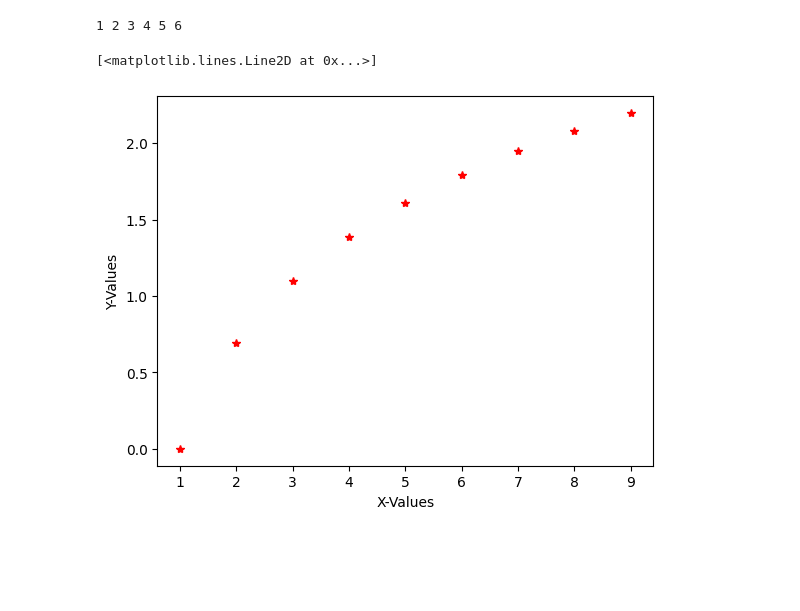
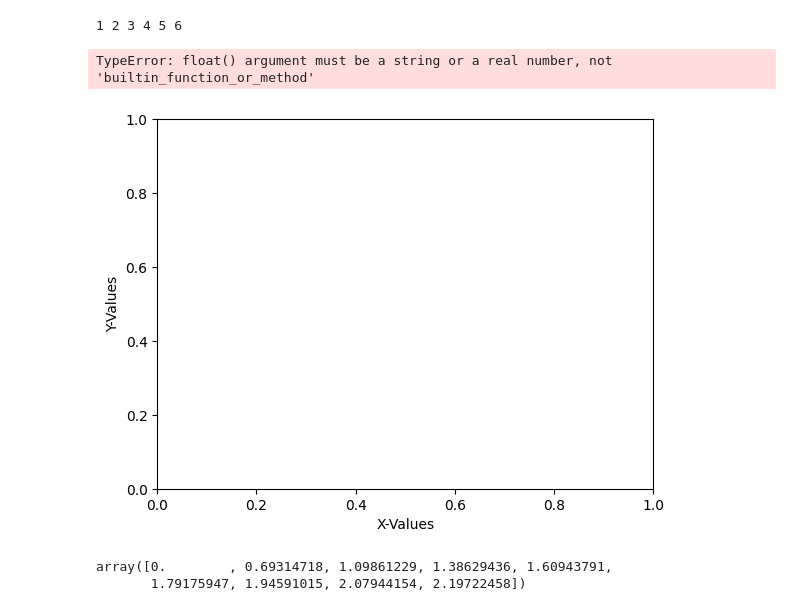
Before and after one commit to vinodlearning/PythonDSA, a Jupyter notebook: Data-Visulization.ipynb, the cells around one changed output. Drawn from its saved outputs; the diff is of its cells as text; code cells hidden in the pictures; blank space fills up the shorter version.

```diff
--- a/Data-Visulization.ipynb
+++ b/Data-Visulization.ipynb
@@ -79,11 +79,18 @@ import math as mt
 # %%
 x=np.arange(1,10)
 y=np.log(x)
 y=[mt.log(va) for va in x]
+y=list(map(lambda i: mt.log,x))
 plt.xlabel("X-Values")
 plt.ylabel("Y-Values")
 
 plt.plot(x,y,"r*",label='Starssss')
 # %% [output]
-[<matplotlib.lines.Line2D at 0x...>]
+TypeError: float() argument must be a string or a real number, not 'builtin_function_or_method'
-[figure, old version]
+[figure, new version]
+# %%
+log_vect=np.vectorize(mt.log)
+log_vect(x)
+# %% [output]
+array([0.        , 0.69314718, 1.09861229, 1.38629436, 1.60943791,
+       1.79175947, 1.94591015, 2.07944154, 2.19722458])
```
Also changed, not shown: parts of 15 cells of this notebook.
